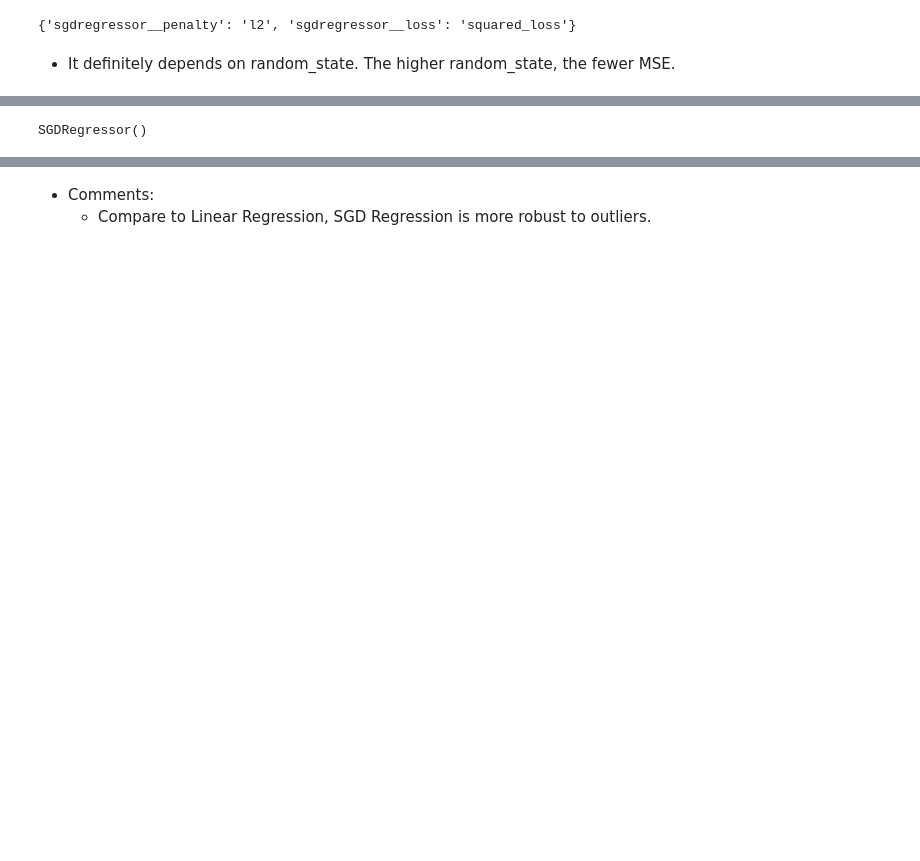
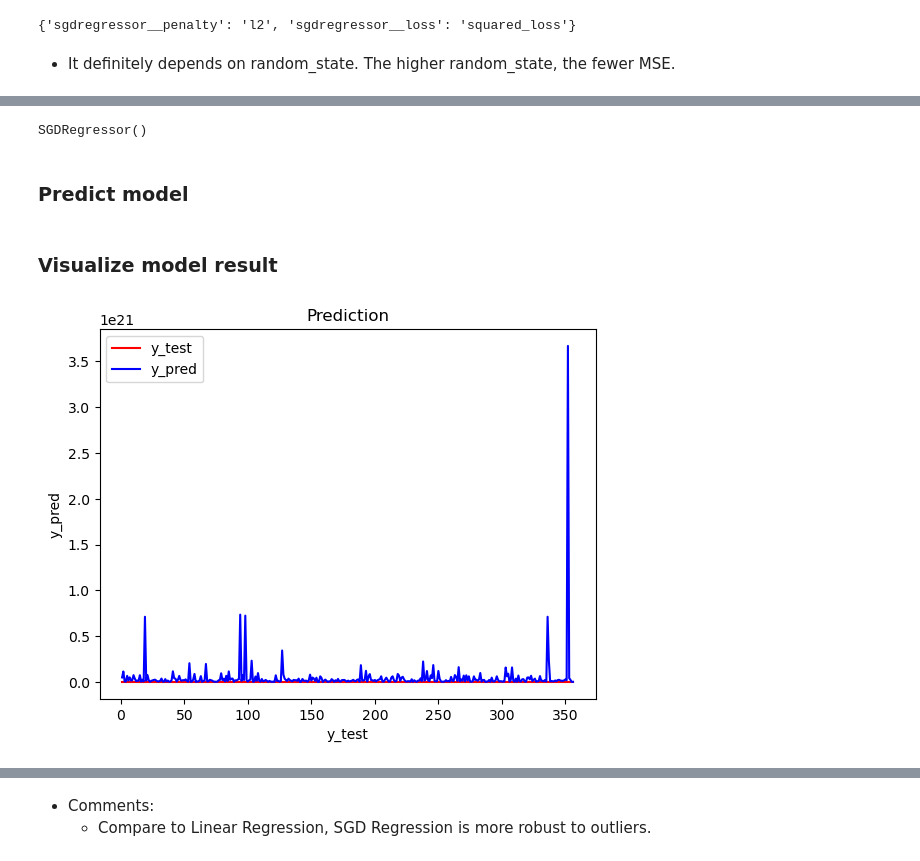
Before and after one commit to TienDat57/IntroductionToDataScience, a Jupyter notebook: src/models/SGDRegression.ipynb, the cells around one changed output, grey strips where cells are left out. Drawn from its saved outputs; the diff is of its cells as text; code cells hidden in the pictures; blank space fills up the shorter version.

```diff
--- a/src/models/SGDRegression.ipynb
+++ b/src/models/SGDRegression.ipynb
@@ -38,7 +45,8 @@ def SGDregression():
     return make_pipeline(StandardScaler(), SGDRegressor())
 
 
-param_grid = {'sgdregressor__loss': ['squared_loss', 'huber', 'epsilon_insensitive', 'squared_epsilon_insensitive'], 'sgdregressor__penalty': ['l2', 'l1']}
+param_grid = {'sgdregressor__loss': ['squared_loss', 'huber', 'epsilon_insensitive', 'squared_epsilon_insensitive'],
+              'sgdregressor__penalty': ['l2', 'l1']}
 
 rnd_search = RandomizedSearchCV(SGDregression(), param_distributions=param_grid, n_iter=10, cv=5, scoring='accuracy', random_state=15)
 rnd_search.fit(X_train, y_train)
@@ -50,8 +60,22 @@ rnd_search.best_params_
 # %%
 clf = SGDRegressor(loss='squared_loss', penalty='l2')
+clf.fit(X_train, y_train)
+# %% [output]
+SGDRegressor()
-# %%
-clf.fit(X_train, y_train)
-# %% [output]
-SGDRegressor()
+# %% [markdown]
+### Predict model
 # %%
 y_pred = clf.predict(X_test)
+# %% [markdown]
+### Visualize model result
+# %%
+plot_predict = [i for i in range (1, len(y_test) + 1, 1)]
+plt.plot(plot_predict,y_test, color='red', linestyle='-')
+plt.plot(plot_predict,y_pred, color='blue', linestyle='-')
+plt.legend(['y_test', 'y_pred'])
+plt.xlabel('y_test')
+plt.ylabel('y_pred')
+plt.title('Prediction')
+plt.show()
+# %% [output]
+[figure, added]
```
Also changed, not shown: parts of 8 cells of this notebook, 10 other files.
